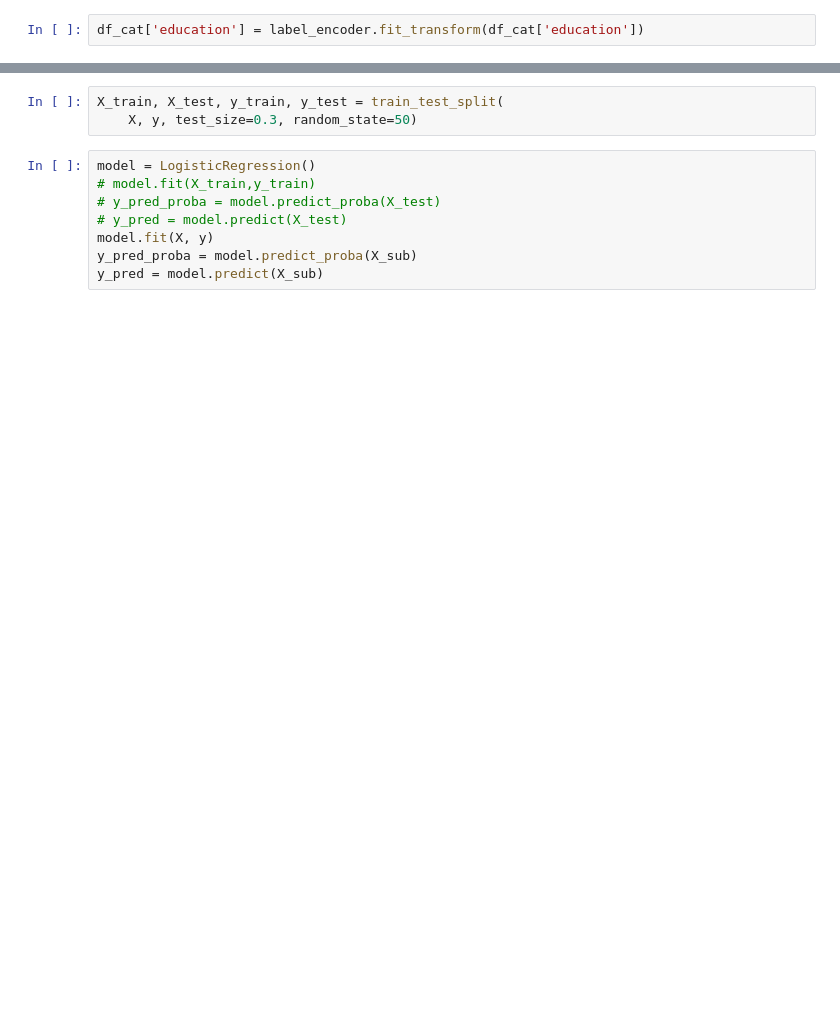
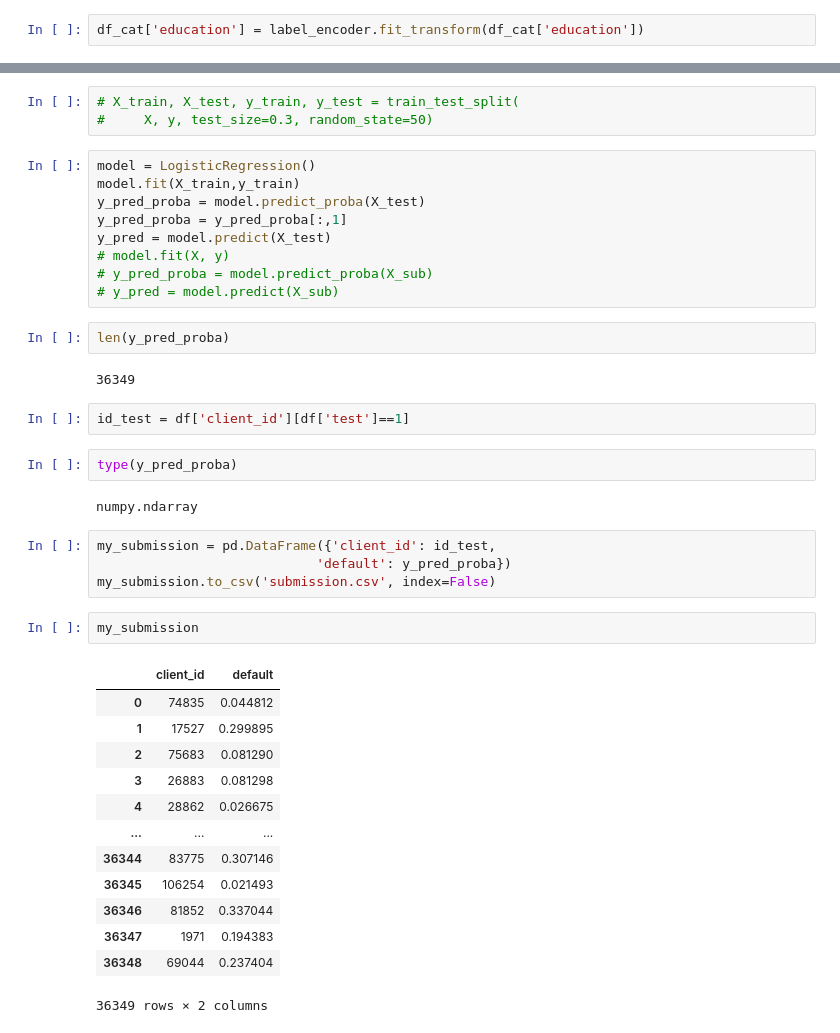
Before and after one commit to vetak8/skillfactory, a Jupyter notebook: module_5/vetak8_Bank credit scoring.ipynb, the cells around one changed output, grey strips where cells are left out. Cells and saved outputs as stored; diff of their text form; blank space fills up the shorter version.

```diff
--- a/module_5/vetak8_Bank credit scoring.ipynb
+++ b/module_5/vetak8_Bank credit scoring.ipynb
@@ -269,11 +350,42 @@ X_num_test
 # %%
-X_train, X_test, y_train, y_test = train_test_split(
-    X, y, test_size=0.3, random_state=50)
+# X_train, X_test, y_train, y_test = train_test_split(
+#     X, y, test_size=0.3, random_state=50)
 # %%
 model = LogisticRegression()
-# model.fit(X_train,y_train)
-# y_pred_proba = model.predict_proba(X_test)
-# y_pred = model.predict(X_test)
-model.fit(X, y)
-y_pred_proba = model.predict_proba(X_sub)
-y_pred = model.predict(X_sub)
+model.fit(X_train,y_train)
+y_pred_proba = model.predict_proba(X_test)
+y_pred_proba = y_pred_proba[:,1]
+y_pred = model.predict(X_test)
+# model.fit(X, y)
+# y_pred_proba = model.predict_proba(X_sub)
+# y_pred = model.predict(X_sub)
+# %%
+len(y_pred_proba)
+# %% [output]
+36349
+# %%
+id_test = df['client_id'][df['test']==1]
+# %%
+type(y_pred_proba)
+# %% [output]
+numpy.ndarray
+# %%
+my_submission = pd.DataFrame({'client_id': id_test,
+                            'default': y_pred_proba})
+my_submission.to_csv('submission.csv', index=False)
+# %%
+my_submission
+# %% [output]
+|  | client_id | default |
+| 0 | 74835 | 0.044812 |
+| 1 | 17527 | 0.299895 |
+| 2 | 75683 | 0.081290 |
+| 3 | 26883 | 0.081298 |
+| 4 | 28862 | 0.026675 |
+| ... | ... | ... |
+| 36344 | 83775 | 0.307146 |
+| 36345 | 106254 | 0.021493 |
+| 36346 | 81852 | 0.337044 |
+| 36347 | 1971 | 0.194383 |
+| 36348 | 69044 | 0.237404 |
+36349 rows × 2 columns
```
Also changed, not shown: parts of 16 cells of this notebook, 1 other file.
